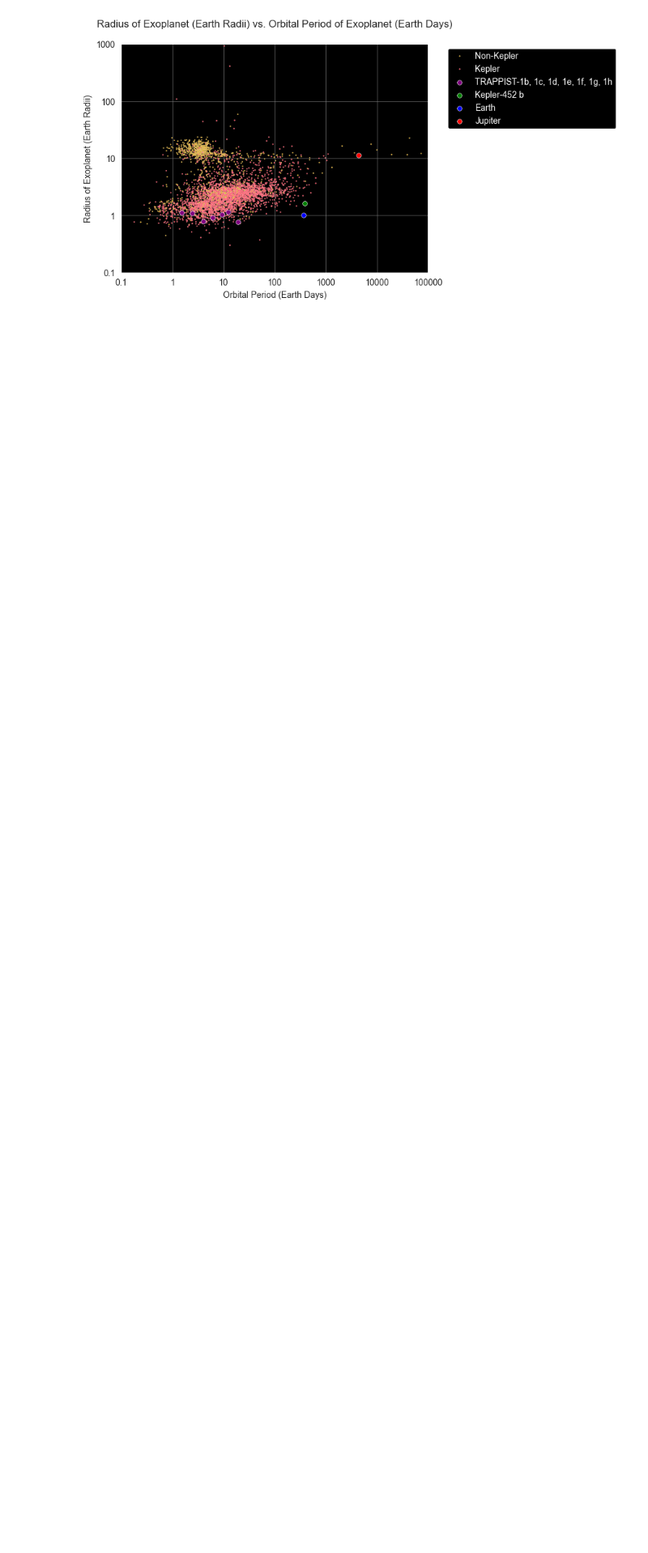
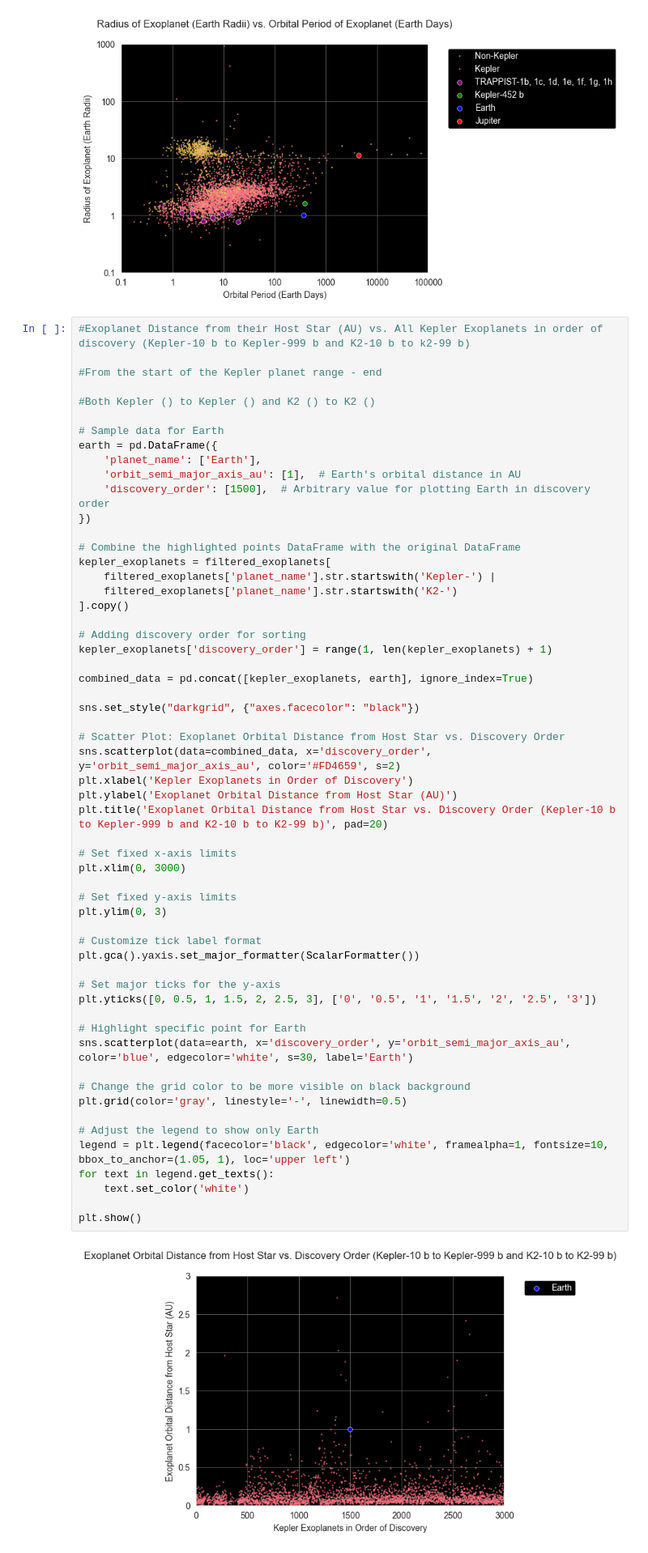
Before and after one commit to Graviton12/Exoplanet-Data-Analysis, a Jupyter notebook: exoplanetScatterplots.ipynb, the cells around one changed output. Shown at 81% size. Cells and saved outputs as stored; diff of their text form; blank space fills up the shorter version.

```diff
--- a/exoplanetScatterplots.ipynb
+++ b/exoplanetScatterplots.ipynb
@@ -362,3 +362,62 @@ for text in legend.get_texts():
 plt.show()
 # %% [output]
 [figure]
+# %%
+#Exoplanet Distance from their Host Star (AU) vs. All Kepler Exoplanets in order of discovery (Kepler-10 b to Kepler-999 b and K2-10 b to k2-99 b)
+
+#From the start of the Kepler planet range - end
+
+#Both Kepler () to Kepler () and K2 () to K2 ()
+
+# Sample data for Earth
+earth = pd.DataFrame({
+    'planet_name': ['Earth'],
+    'orbit_semi_major_axis_au': [1],  # Earth's orbital distance in AU
+    'discovery_order': [1500],  # Arbitrary value for plotting Earth in discovery order
+})
+
+# Combine the highlighted points DataFrame with the original DataFrame
+kepler_exoplanets = filtered_exoplanets[
+    filtered_exoplanets['planet_name'].str.startswith('Kepler-') |
+    filtered_exoplanets['planet_name'].str.startswith('K2-')
+].copy()
+
+# Adding discovery order for sorting
+kepler_exoplanets['discovery_order'] = range(1, len(kepler_exoplanets) + 1)
+
+combined_data = pd.concat([kepler_exoplanets, earth], ignore_index=True)
+
+sns.set_style("darkgrid", {"axes.facecolor": "black"})
+
+# Scatter Plot: Exoplanet Orbital Distance from Host Star vs. Discovery Order
+sns.scatterplot(data=combined_data, x='discovery_order', y='orbit_semi_major_axis_au', color='#FD4659', s=2)
+plt.xlabel('Kepler Exoplanets in Order of Discovery')
+plt.ylabel('Exoplanet Orbital Distance from Host Star (AU)')
+plt.title('Exoplanet Orbital Distance from Host Star vs. Discovery Order (Kepler-10 b to Kepler-999 b and K2-10 b to K2-99 b)', pad=20)
+
+# Set fixed x-axis limits
+plt.xlim(0, 3000)
+
+# Set fixed y-axis limits
+plt.ylim(0, 3)
+
+# Customize tick label format
+plt.gca().yaxis.set_major_formatter(ScalarFormatter())
+
+# Set major ticks for the y-axis
+plt.yticks([0, 0.5, 1, 1.5, 2, 2.5, 3], ['0', '0.5', '1', '1.5', '2', '2.5', '3'])
+
+# Highlight specific point for Earth
+sns.scatterplot(data=earth, x='discovery_order', y='orbit_semi_major_axis_au', color='blue', edgecolor='white', s=30, label='Earth')
+
+# Change the grid color to be more visible on black background
+plt.grid(color='gray', linestyle='-', linewidth=0.5)
+
+# Adjust the legend to show only Earth
+legend = plt.legend(facecolor='black', edgecolor='white', framealpha=1, fontsize=10, bbox_to_anchor=(1.05, 1), loc='upper left')
+for text in legend.get_texts():
+    text.set_color('white')
+
+plt.show()
+# %% [output]
+[figure, added]
```
Also changed, not shown: parts of 5 cells of this notebook.
